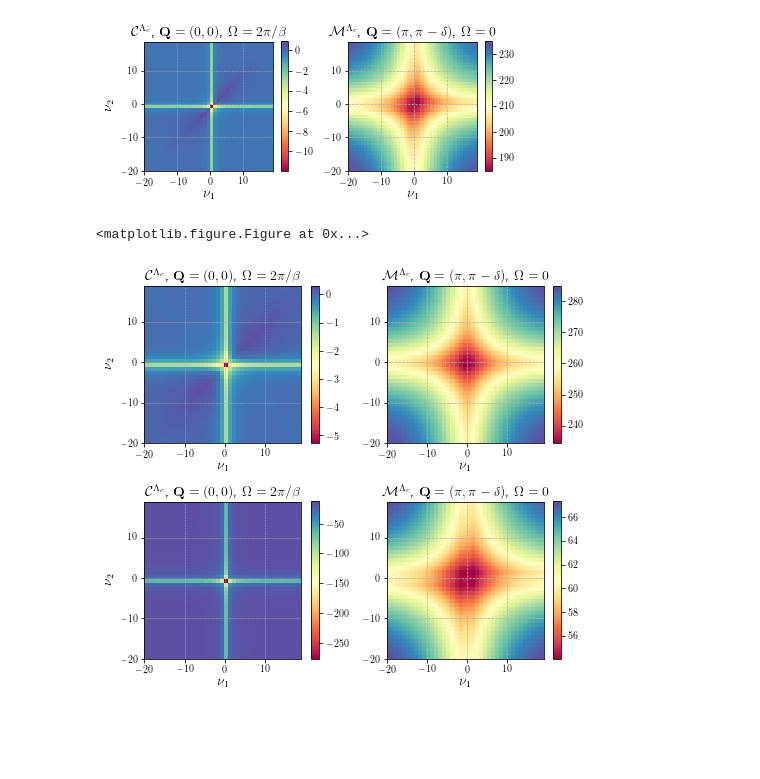
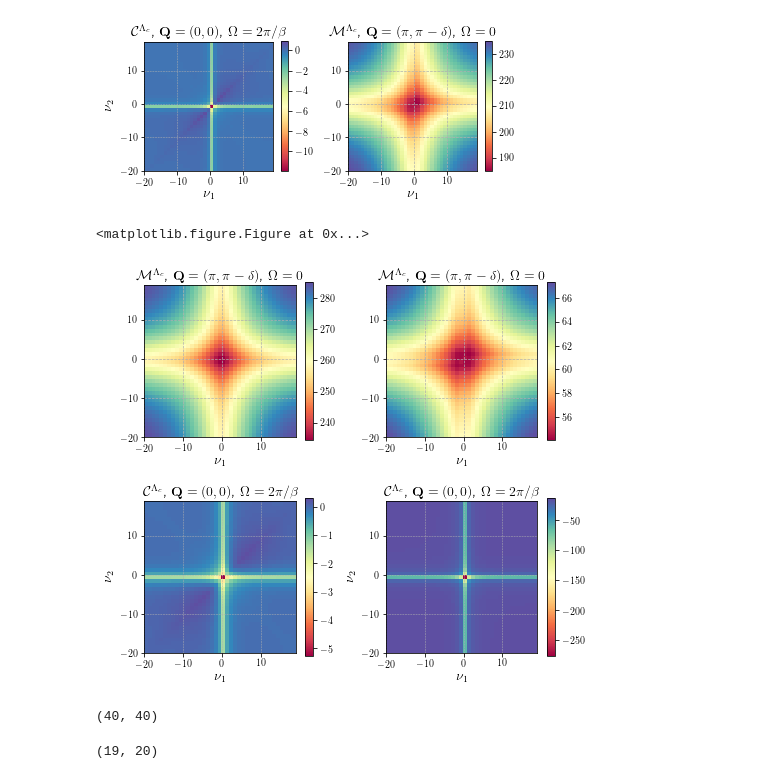
Before and after one commit to Ciro-Taranto/fRG_paper, a Jupyter notebook: scripts/Plot2D_mag_den.ipynb, the cells around one changed output. Saved outputs shown, nothing was run; the diff lists cells and outputs as text; code cells hidden in the pictures; blank space fills up the shorter version.

```diff
--- a/scripts/Plot2D_mag_den.ipynb
+++ b/scripts/Plot2D_mag_den.ipynb
@@ -82,18 +82,26 @@ plt.savefig('../images/jup_Phi_color_SE_fill0_600.png',dpi=300)
 # %%
 plt.clf()
 fig, ((ax1, ax0),(ax3,ax2)) = plt.subplots(ncols=2,nrows=2,figsize=(7,7))
 create_mag_den_plot('../data/Phi_mag_SE_fill_0.975.txt',
                     '../data/Phi_den_SE_fill_0.975.txt',
-                    0.59, ax0,ax1)
+                    0.59, ax1,ax3)
 create_mag_den_plot('../data/Phi_mag_NOSE_fill_0.600.txt',
                     '../data/Phi_den_NOSE_fill_0.600.txt',
-                    0.59, ax2,ax3)
+                    0.59, ax0,ax2)
 
 # adjust spacing between subplots so `ax1` title and `ax0` tick labels
 # don't overlap
 fig.subplots_adjust(hspace=-0.5)
 fig.tight_layout()
 plt.savefig('../images/juppy/Phi_color_all.png',dpi=300)
 # %% [output]
 <matplotlib.figure.Figure at 0x...>
-[figure, old version]
+[figure, new version]
+# %%
+inf_den = "../data/Phi_den_SE_fill_0.975.txt"
+z2 = np.loadtxt(inf_den)
+print z2.shape
+np.unravel_index(np.argmin(z2),z2.shape)
+# %% [output]
+(40, 40)
+(19, 20)
```
Also changed, not shown: parts of 1 cell of this notebook, 10 other files.
